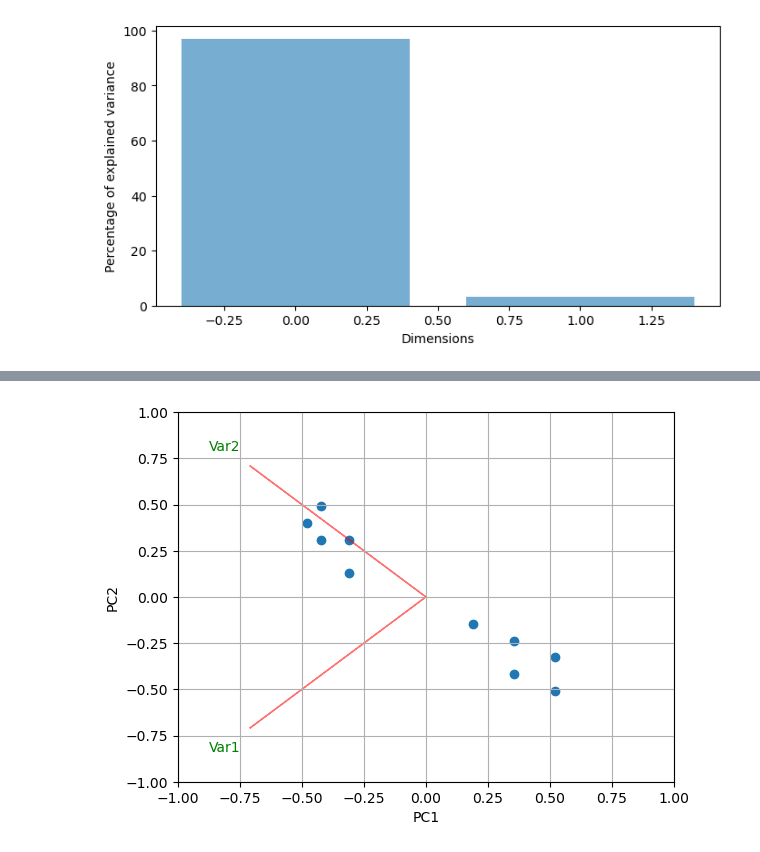
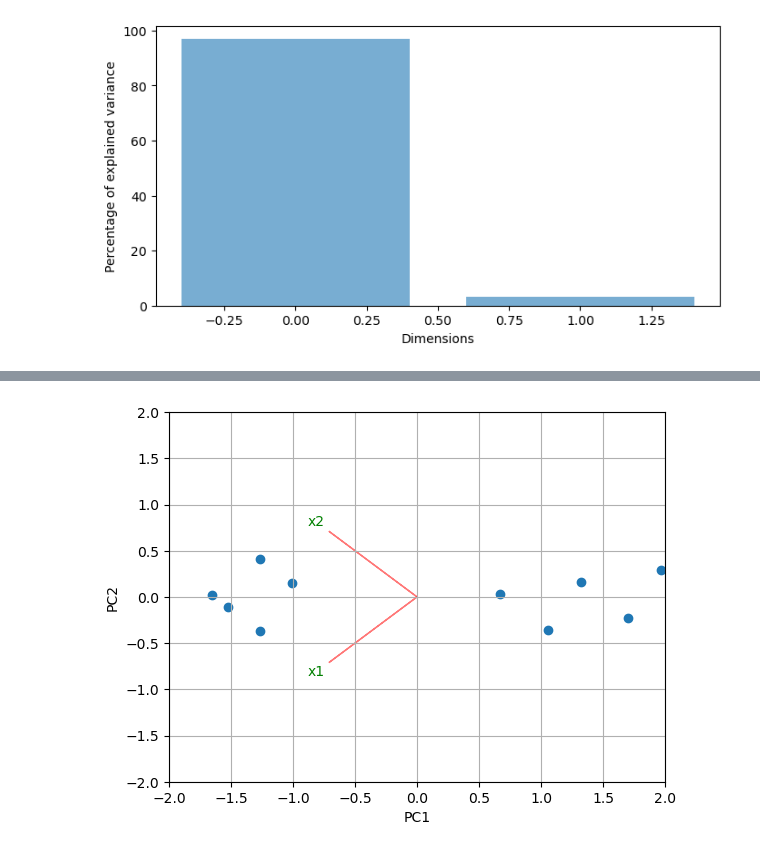
Before and after one commit to Hanh3103/MachineLearning, a Jupyter notebook: Uebung3/aufgabe_1.ipynb, the cells around one changed output, grey strips where cells are left out. Drawn from its saved outputs; the diff is of its cells as text; code cells hidden in the pictures.

```diff
--- a/Uebung3/aufgabe_1.ipynb
+++ b/Uebung3/aufgabe_1.ipynb
@@ -45,3 +45,4 @@ X.plot.scatter(x='x1', y='x2', c='g')
 # %%
 # Standardize the data
-X = (X - X.mean()) / X.std(ddof=0)
+X = (X - X.mean())
+X
@@ -85,8 +109,9 @@ Text(0.5, 0, 'Dimensions')
 # %%
-# calculating our new axis // pca scores?
+# calculating our new axis
 pc1 = X.dot(eig_vectors[:,0])
+# pc1 = (-0,7071..) * x1 + (- 0,7071..) * x2
 pc2 = X.dot(eig_vectors[:,1])
-score_df = pd.DataFrame({'PC1': pc1,
+transfered_df = pd.DataFrame({'PC1': pc1,
                             'PC2' : pc2})
-score_df.iloc[:,0]
+transfered_df
 # %% [output]
@@ -145,27 +164,28 @@ loading_matrix.plot.scatter(x='PC1', y='PC2', c='g')
 # %%
 def biplot(score,coeff,pcax,pcay,labels=None):
     pca1 = pcax - 1
     pca2 = pcay - 1
     xs = score.iloc[:,pca1]
     ys = score.iloc[:,pca2]
     n=score.shape[1]
     # scaling x and y
-    scalex = 1.0/(xs.max()- xs.min())
-    scaley = 1.0/(ys.max()- ys.min())
-    plt.scatter(xs*scalex,ys*scaley)
+    # scalex = 1.0/(xs.max()- xs.min())
+    # scaley = 1.0/(ys.max()- ys.min())
+    # plt.scatter(xs*scalex,ys*scaley)
+    plt.scatter(xs,ys)
 
     for i in range(n):
         plt.arrow(0, 0, coeff[i,pca1], coeff[i,pca2],color='r',alpha=0.5)
         if labels is None:
-            plt.text(coeff[i,pca1]* 1.15, coeff[i,pca2] * 1.15, "Var"+str(i+1), color='g', ha='center', va='center')
+            plt.text(coeff[i,pca1]* 1.15, coeff[i,pca2] * 1.15, "x"+str(i+1), color='g', ha='center', va='center')
         else:
             plt.text(coeff[i,pca1]* 1.15, coeff[i,pca2] * 1.15, labels[i], color='g', ha='center', va='center')
-    plt.xlim(-1,1)
-    plt.ylim(-1,1)
+    plt.xlim(-2,2)
+    plt.ylim(-2,2)
     plt.xlabel("PC{}".format(pcax))
     plt.ylabel("PC{}".format(pcay))
     plt.grid()
 
-biplot(score_df,eig_vectors,1,2,labels=None)
+biplot(transfered_df,eig_vectors,1,2,labels=None)
 # %% [output]
-[figure, old version]
+[figure, new version]
```
Also changed, not shown: parts of 12 cells of this notebook, 1 other file.
